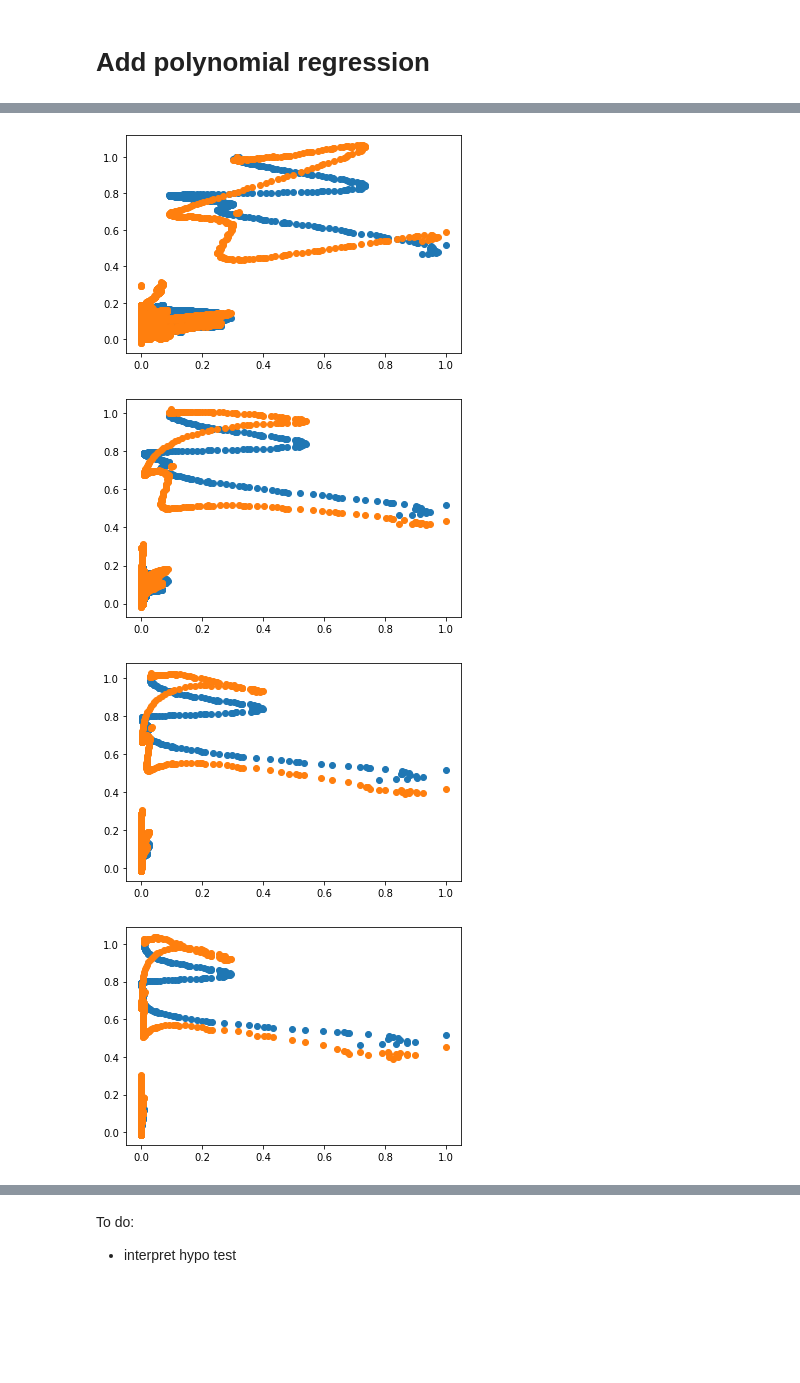
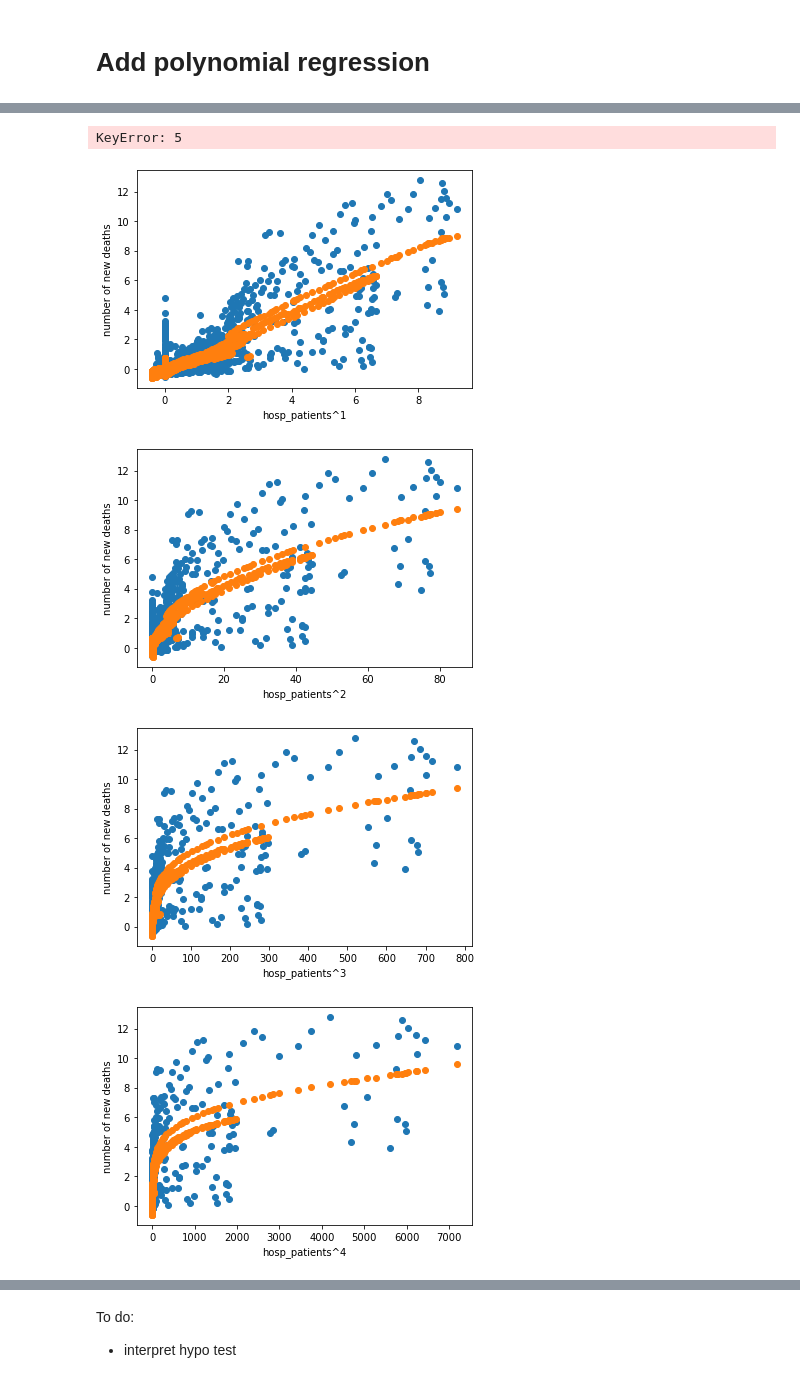
Before and after one commit to shanghongsim/term3_dtp, a Jupyter notebook: T3 2D project .ipynb, the cells around one changed output, grey strips where cells are left out. Saved outputs shown, nothing was run; the diff lists cells and outputs as text; code cells hidden in the pictures; blank space fills up the shorter version.

```diff
--- a/T3 2D project .ipynb
+++ b/T3 2D project .ipynb
@@ -117,6 +117,6 @@ Text(0.5, 1.0, 'Total deaths vs date')
 # %%
 columns_cat=['date','location','continent']
-columns_num=['population_density','gdp_per_capita','total_deaths',
+columns_num=['population_density','gdp_per_capita','new_deaths',
          'extreme_poverty','stringency_index','total_tests','total_vaccinations',
          'reproduction_rate','handwashing_facilities','hospital_beds_per_thousand','hosp_patients_per_million',
          'hosp_patients','icu_patients_per_million','icu_patients']
@@ -297,10 +294,10 @@ feature=['population_density','gdp_per_capita',
          'hosp_patients','icu_patients_per_million','icu_patients']
 # df_feature=result.loc[:,feature]
 # print(df_feature.shape)
-# df_target=result.loc[:,['total_deaths']]
+# df_target=result.loc[:,['new_deaths']]
 # print(df_target.shape)
 
-df_feature, df_target = get_features_targets(result, feature, ['total_deaths'])
+df_feature, df_target = get_features_targets(result, feature, ['new_deaths'])
 
 # normalize the feature using z normalization (done above)
 
@@ -387,7 +384,7 @@ def transform_features(df_feature, colname, colname_transformed,power):
     return df_out
 # %%
 
-# df_feature, df_target = get_features_targets(result, feature, ['total_deaths'])
+# df_feature, df_target = get_features_targets(result, feature, ['new_deaths'])
 
 feature=['population_density','gdp_per_capita',
          'stringency_index','total_tests','total_vaccinations',
@@ -396,7 +393,7 @@ feature=['population_density','gdp_per_capita',
 
 all={}
 for i in range(1,5):
-    df_feature, df_target = get_features_targets(result, feature, ['total_deaths'])
+    df_feature, df_target = get_features_targets(result, feature, ['new_deaths'])
     df_feature = transform_features(df_feature, "hosp_patients", "hosp_patients^"+str(i),i)
     df_feature = transform_features(df_feature, "hosp_patients_per_million", "hosp_patients_per_million^"+str(i),i)
     df_feature = transform_features(df_feature, "icu_patients", "icu_patients^"+str(i),i)
@@ -423,5 +420,5 @@ for i in range(1,5):
     # print(pred)
     all[i]=pred
 
-print(all[])
+print(all)
 # %% [output]
@@ -445,20 +442,23 @@ print(all[])
 # %%
-for i in range(1,5):
+for i in range(1,8):
     pred=all[i]
-    df_feature, df_target = get_features_targets(result, feature, ['total_deaths'])
+    df_feature, df_target = get_features_targets(result, feature, ['new_deaths'])
     df_feature = transform_features(df_feature, "hosp_patients", "hosp_patients^"+str(i),i)
     df_feature = transform_features(df_feature, "hosp_patients_per_million", "hosp_patients_per_million^"+str(i),i)
     df_feature = transform_features(df_feature, "icu_patients", "icu_patients^"+str(i),i)
     df_feature = transform_features(df_feature, "icu_patients_per_million", "icu_patients_per_million^"+str(i),i)
 
     plt.figure(i)
     plt.scatter(df_feature['hosp_patients^'+str(i)],target)
     plt.scatter(df_feature['hosp_patients^'+str(i)],pred)
+    plt.xlabel('hosp_patients^'+str(i))
+    plt.ylabel('number of new deaths')
 # %% [output]
+KeyError: 5
-[figure, old version]
+[figure, new version]
-[figure, old version]
+[figure, new version]
-[figure, old version]
+[figure, new version]
-[figure, old version]
+[figure, new version]
 # %%
 mse_all=[]
 r2_all=[]
```
Also changed, not shown: parts of 12 cells of this notebook, 3 other files.
